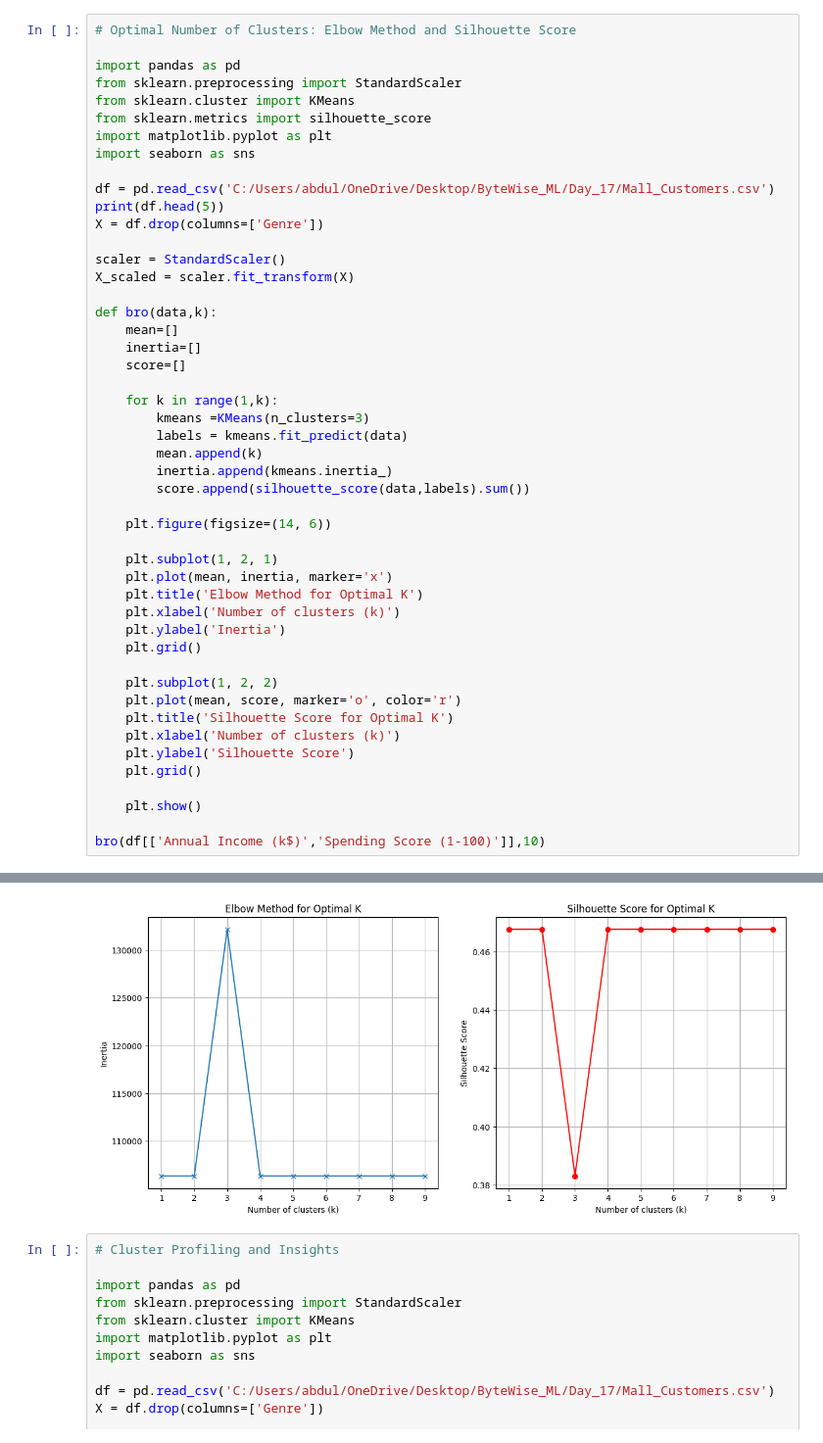
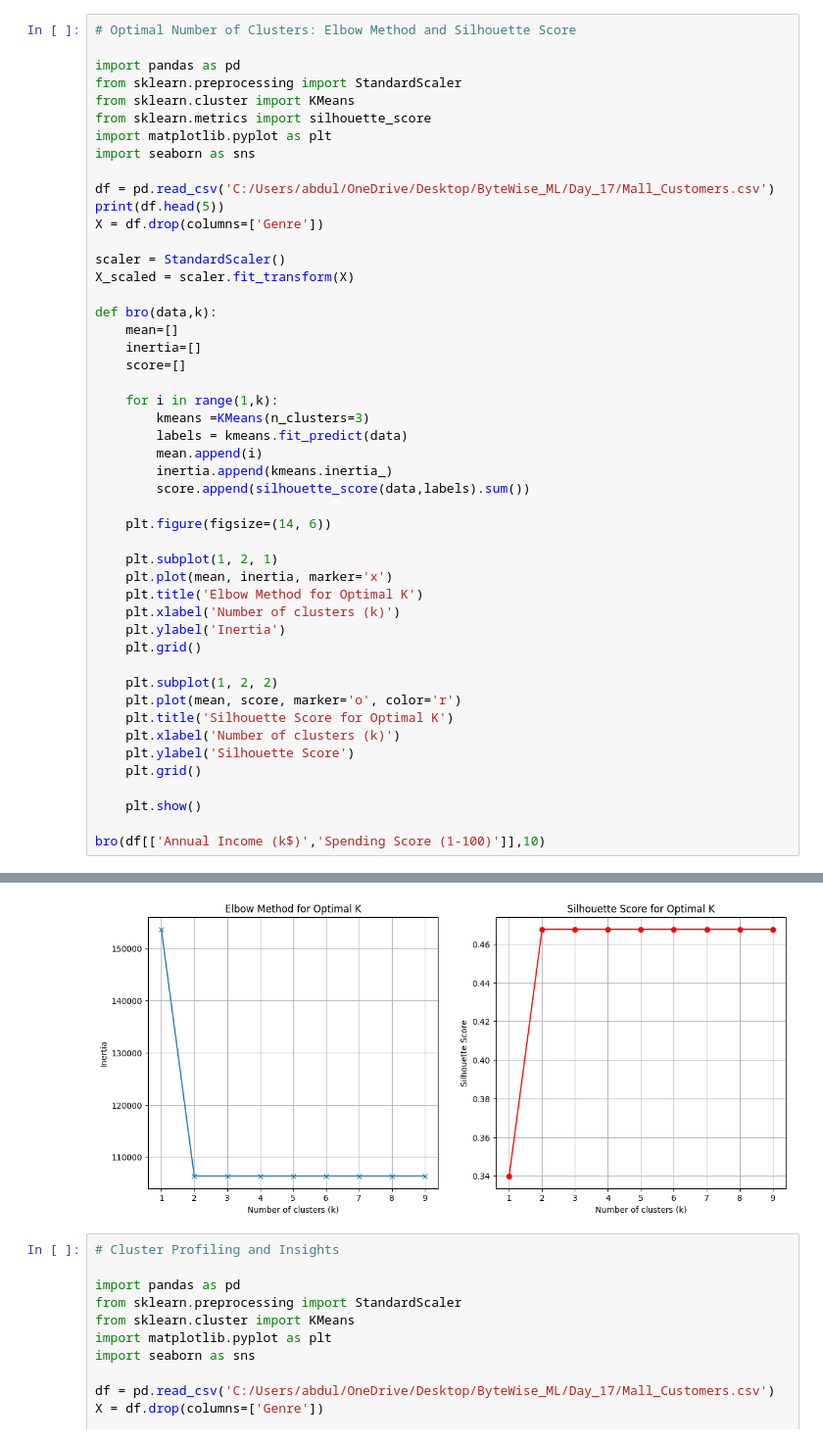
Before and after one commit to sigmaML-DL/100DaysofBytewise, a Jupyter notebook: Task #17.ipynb, the cells around one changed output, grey strips where cells are left out. Shown at 98% size. Saved outputs shown, nothing was run; the diff lists cells and outputs as text.

```diff
--- a/Task #17.ipynb
+++ b/Task #17.ipynb
@@ -52,40 +53,40 @@ def bro(data,k):
     inertia=[]
     score=[]
 
-    for k in range(1,k):
+    for i in range(1,k):
         kmeans =KMeans(n_clusters=3)
         labels = kmeans.fit_predict(data)
-        mean.append(k)
+        mean.append(i)
         inertia.append(kmeans.inertia_)
         score.append(silhouette_score(data,labels).sum())
 
     plt.figure(figsize=(14, 6))
 
     plt.subplot(1, 2, 1)
     plt.plot(mean, inertia, marker='x')
     plt.title('Elbow Method for Optimal K')
     plt.xlabel('Number of clusters (k)')
     plt.ylabel('Inertia')
     plt.grid()
 
     plt.subplot(1, 2, 2)
     plt.plot(mean, score, marker='o', color='r')
     plt.title('Silhouette Score for Optimal K')
     plt.xlabel('Number of clusters (k)')
     plt.ylabel('Silhouette Score')
     plt.grid()
 
     plt.show()
 
 bro(df[['Annual Income (k$)','Spending Score (1-100)']],10)
 # %% [output]
    CustomerID   Genre  Age  Annual Income (k$)  Spending Score (1-100)
 0           1    Male   19                  15                      39
 1           2    Male   21                  15                      81
 2           3  Female   20                  16                       6
 3           4  Female   23                  16                      77
 4           5  Female   31                  17                      40
-[figure, old version]
+[figure, new version]
 # %%
 # Cluster Profiling and Insights
 
```
Also changed, not shown: parts of 3 cells of this notebook.
